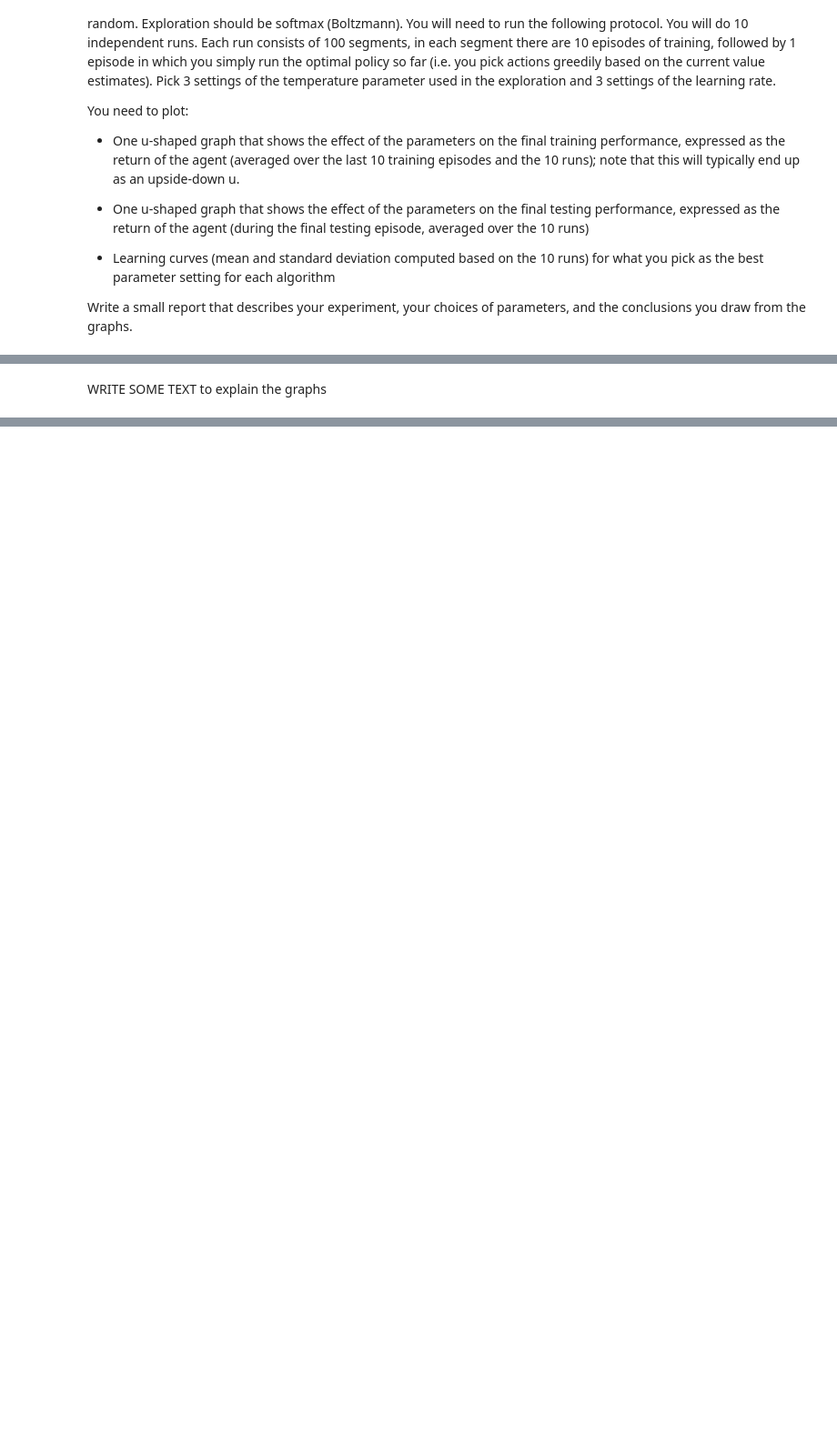
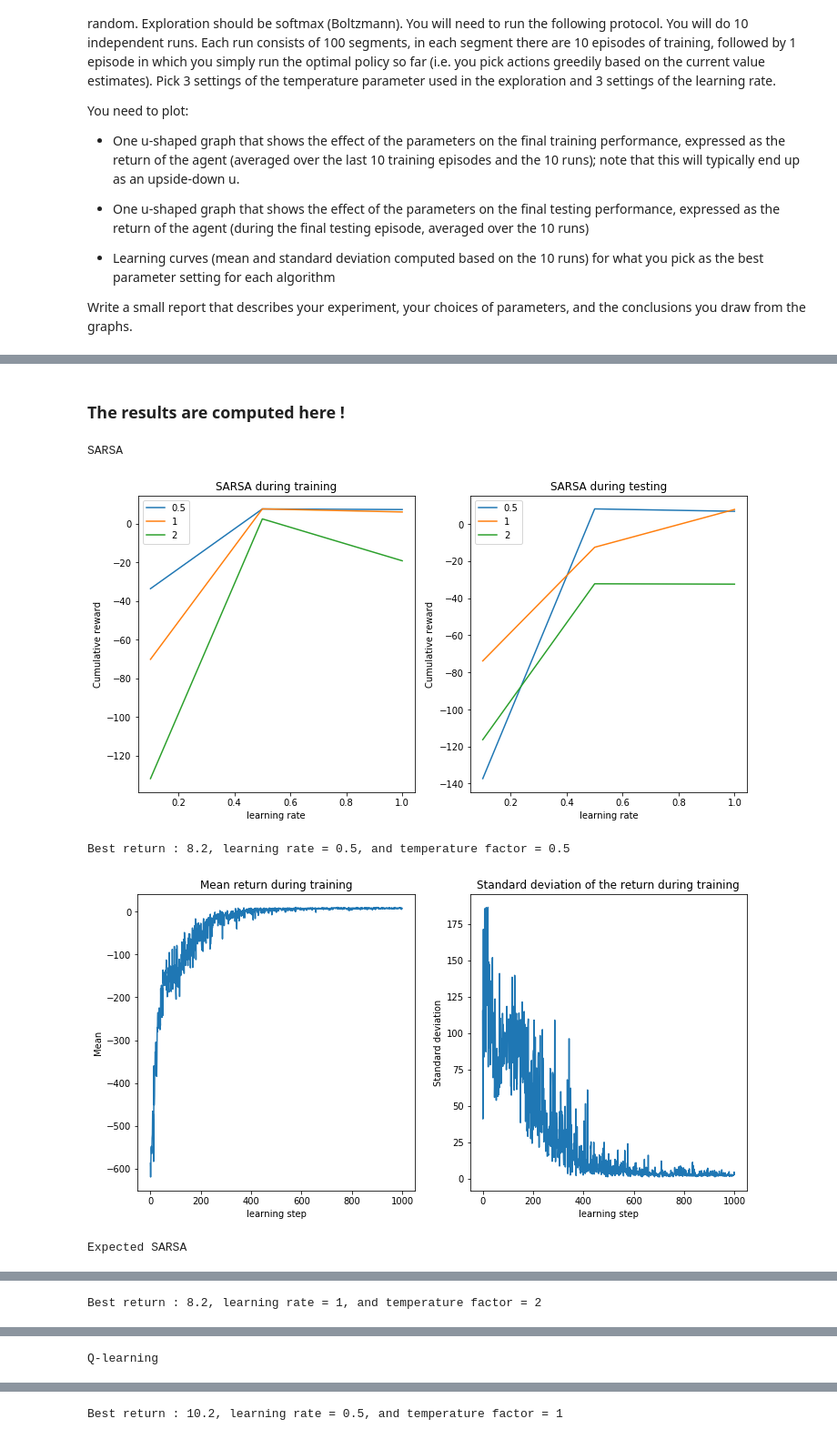
Before and after one commit to jgsimard/COMP767, a Jupyter notebook: hw2-notebook.ipynb, the cells around one changed output, grey strips where cells are left out. Shown: that part at 91% size. Drawn from its saved outputs; the diff is of its cells as text; code cells hidden in the pictures; blank space fills up the shorter version.

Commit message:
need more text

```diff
--- a/hw2-notebook.ipynb
+++ b/hw2-notebook.ipynb
@@ -121,3 +189,24 @@ def plot_parameter_effect(algo, train, test, learning_rates, temperature_factors
     plt.subplot(1, 2, 2)
     subplot("testing", algo, test, learning_rates, temperature_factors)
     plt.show()
+
+def plot_learning_curve(mean, std):
+    fig = plt.figure(figsize=(12, 6))
+    plt.subplot(1, 2, 1)
+    plt.plot(mean)
+    plt.title("Mean return during training")
+    plt.xlabel("learning step")
+    plt.ylabel("Mean")
+
+    plt.subplot(1, 2, 2)
+    plt.plot(std)
+    plt.title("Standard deviation of the return during training")
+    plt.xlabel("learning step")
+    plt.ylabel("Standard deviation")
+
+    plt.show()
+
+def plot_q1_results(update_algorithm, train, test, best_return, best_lr, best_tf, mean, std):
+    plot_parameter_effect(update_algorithm, train, test, learning_rates, temperature_factors)
+    print(f"Best return : {best_return}, learning rate = {best_lr}, and temperature factor = {best_tf} \n")
+    plot_learning_curve(mean, std)
@@ -222,2 +213,24 @@ Best return : 8.7, learning rate = 0.5, and temperature factor = 2
-# %% [markdown]
-WRITE SOME TEXT to explain the graphs
+# %% [markdown]
+### The results are computed here !
+# %%
+def parameters_effect(algo, learning_rates, temperature_factors):
+    r = algorithm_parameters_effect_parallel(algo, learning_rates, temperature_factors)
+    train, test = filter_parallel_results(r)
+    best_return, best_lr, best_tf, amax = get_best(test, learning_rates, temperature_factors)
+    mean, std = get_learning_curve(r, amax, train=True)
+    plot_q1_results(algo, train, test, best_return, best_lr, best_tf, mean, std)
+
+algorithms = {"SARSA":temporal_difference.sarsa_update,
+              "Expected SARSA": temporal_difference.expected_sarsa_update,
+              "Q-learning":temporal_difference.qlearning_update}
+temperature_factors= [0.5, 1, 2]
+learning_rates = [0.1, 0.5, 1]
+
+for algo in algorithms:
+    parameters_effect(algo, learning_rates, temperature_factors)
+# %% [output]
+SARSA
+[figure, added]
+Best return : 8.2, learning rate = 0.5, and temperature factor = 0.5
+[figure, added]
+Expected SARSA
@@ -223,0 +238 @@ WRITE SOME TEXT to explain the graphs
+Best return : 8.2, learning rate = 1, and temperature factor = 2
@@ -223,0 +240 @@ WRITE SOME TEXT to explain the graphs
+Q-learning
@@ -223,0 +242 @@ WRITE SOME TEXT to explain the graphs
+Best return : 10.2, learning rate = 0.5, and temperature factor = 1
```
Also changed, not shown: parts of 35 cells of this notebook.
